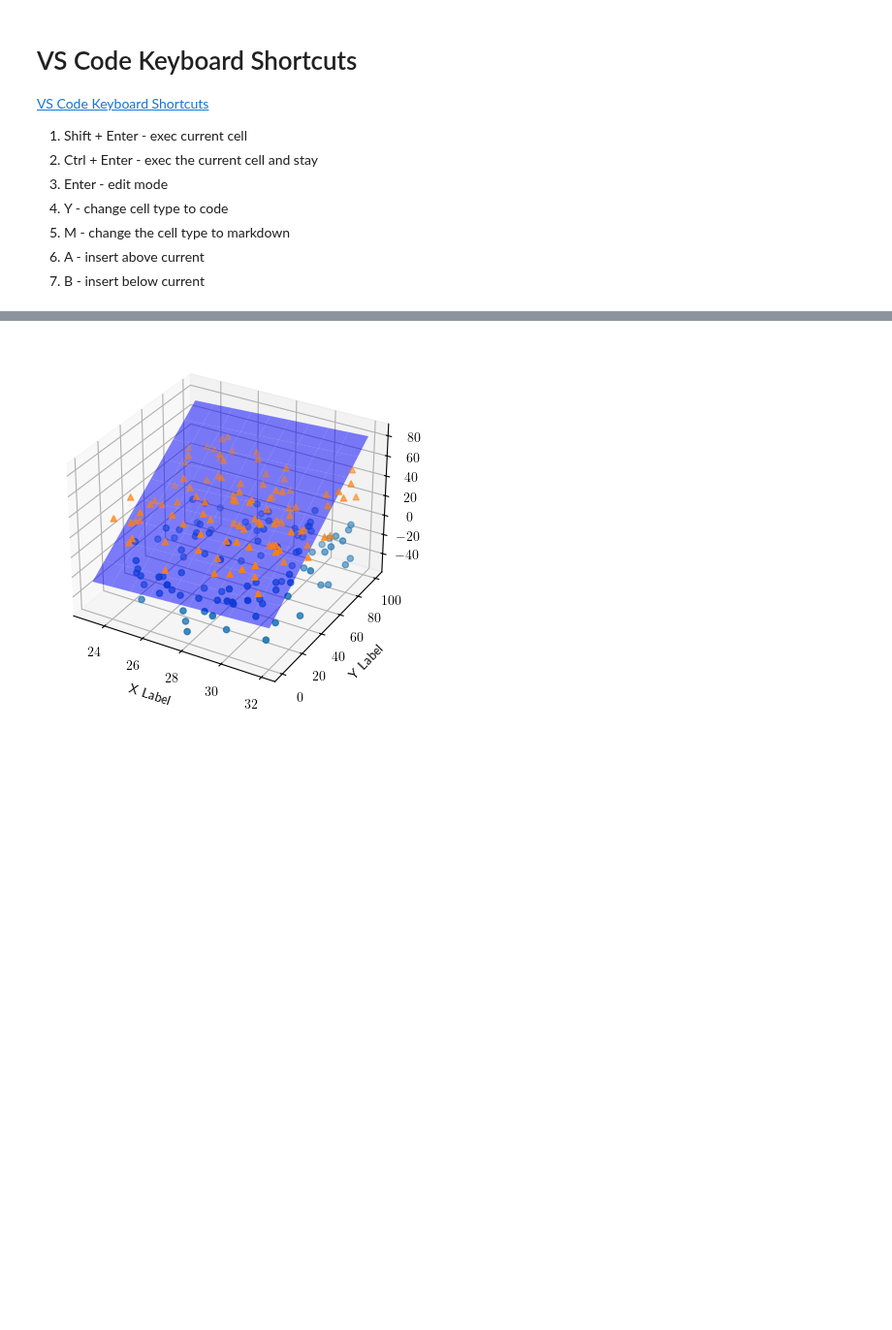
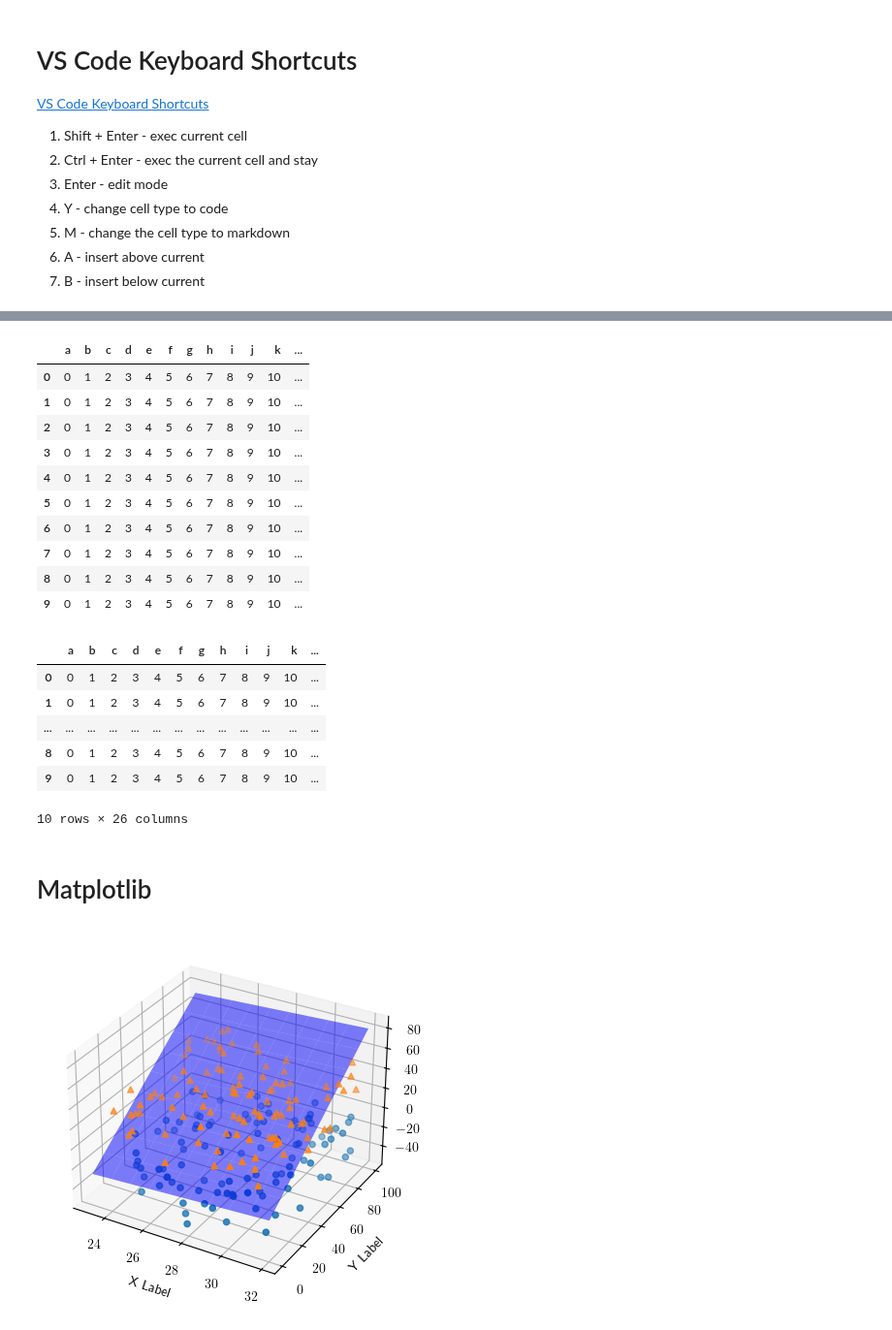
Before and after one commit to chrisbcarl/bootstrap, a Jupyter notebook: jupyter/ipynb.ipynb, the cells around one changed output, grey strips where cells are left out. Shown at 97% size. Drawn from its saved outputs; the diff is of its cells as text; code cells hidden in the pictures; blank space fills up the shorter version.

```diff
--- a/jupyter/ipynb.ipynb
+++ b/jupyter/ipynb.ipynb
@@ -85,11 +85,11 @@ np.set_printoptions(precision=4, edgeitems=2, linewidth=9999)  # threshold=4,
 pd.set_option('display.precision', 4)
 pd.set_option('display.width', None)
 pd.set_option('display.max_colwidth', None)
-pd.set_option('display.max_rows', None)  # .describe has 9
+pd.set_option('display.max_rows', 5)  # .describe has 9
 pd.set_option('display.max_columns', None)
 pd.set_option('display.expand_frame_repr', False)  # prevents wrapping when colwidth exceeds width
 
-with pd.option_context('display.max_rows', 9, 'display.max_columns', 32):
+with pd.option_context('display.max_rows', None, 'display.max_columns', None):
     pass
 
 if IPYTHON_SHELL:
@@ -118,10 +118,7 @@ plt.rcParams.update({'text.usetex': latex_exists})  # , 'font.family': 'Helvetic
 
 
 # command to tell the notebook to plt.show() IN THE NOTEBOOK, otherwise you call plt.show()
-if IPYTHON_SHELL:
-    %matplotlib inline
-else:
-    IPYTHON_SHELL.run_line_magic('matplotlib', 'inline')
+%matplotlib inline
 # command to tell the notebook to render interactable matplotlib, requires pip install ipympl
 # FEATURE: ipynb-matplotlib-widgets
 # this is only really usefull when doing ipynb + 3d. otherwise, eh
@@ -187,3 +204,35 @@ else:
+# %%
+import string
+df = pd.DataFrame([{k: v for k, v in zip(string.ascii_lowercase, np.arange(len(string.ascii_lowercase)))}] * 10)
+
+# display explicitly with non-default behavior
+with pd.option_context('display.max_rows', None, 'display.max_columns', None):
+    display(df)
+
+
+# display with default behavior
+df
+# %% [output]
+|  | a | b | c | d | e | f | g | h | i | j | k | ... |
+| 0 | 0 | 1 | 2 | 3 | 4 | 5 | 6 | 7 | 8 | 9 | 10 | ... |
+| 1 | 0 | 1 | 2 | 3 | 4 | 5 | 6 | 7 | 8 | 9 | 10 | ... |
+| 2 | 0 | 1 | 2 | 3 | 4 | 5 | 6 | 7 | 8 | 9 | 10 | ... |
+| 3 | 0 | 1 | 2 | 3 | 4 | 5 | 6 | 7 | 8 | 9 | 10 | ... |
+| 4 | 0 | 1 | 2 | 3 | 4 | 5 | 6 | 7 | 8 | 9 | 10 | ... |
+| 5 | 0 | 1 | 2 | 3 | 4 | 5 | 6 | 7 | 8 | 9 | 10 | ... |
+| 6 | 0 | 1 | 2 | 3 | 4 | 5 | 6 | 7 | 8 | 9 | 10 | ... |
+| 7 | 0 | 1 | 2 | 3 | 4 | 5 | 6 | 7 | 8 | 9 | 10 | ... |
+| 8 | 0 | 1 | 2 | 3 | 4 | 5 | 6 | 7 | 8 | 9 | 10 | ... |
+| 9 | 0 | 1 | 2 | 3 | 4 | 5 | 6 | 7 | 8 | 9 | 10 | ... |
+|  | a | b | c | d | e | f | g | h | i | j | k | ... |
+| 0 | 0 | 1 | 2 | 3 | 4 | 5 | 6 | 7 | 8 | 9 | 10 | ... |
+| 1 | 0 | 1 | 2 | 3 | 4 | 5 | 6 | 7 | 8 | 9 | 10 | ... |
+| ... | ... | ... | ... | ... | ... | ... | ... | ... | ... | ... | ... | ... |
+| 8 | 0 | 1 | 2 | 3 | 4 | 5 | 6 | 7 | 8 | 9 | 10 | ... |
+| 9 | 0 | 1 | 2 | 3 | 4 | 5 | 6 | 7 | 8 | 9 | 10 | ... |
+10 rows × 26 columns
+# %% [markdown]
+# Matplotlib
 # %%
 
 # Fixing random state for reproducibility
```
Also changed, not shown: parts of 4 cells of this notebook, 4 other files.
